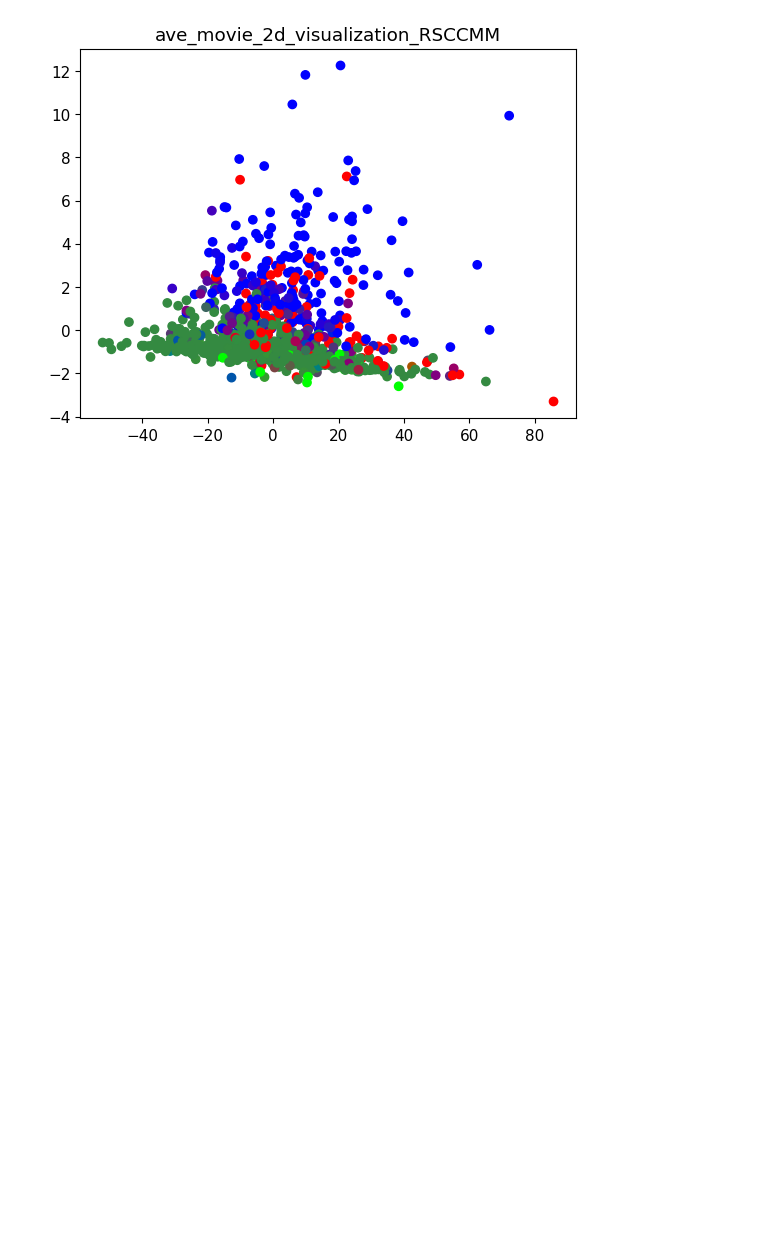
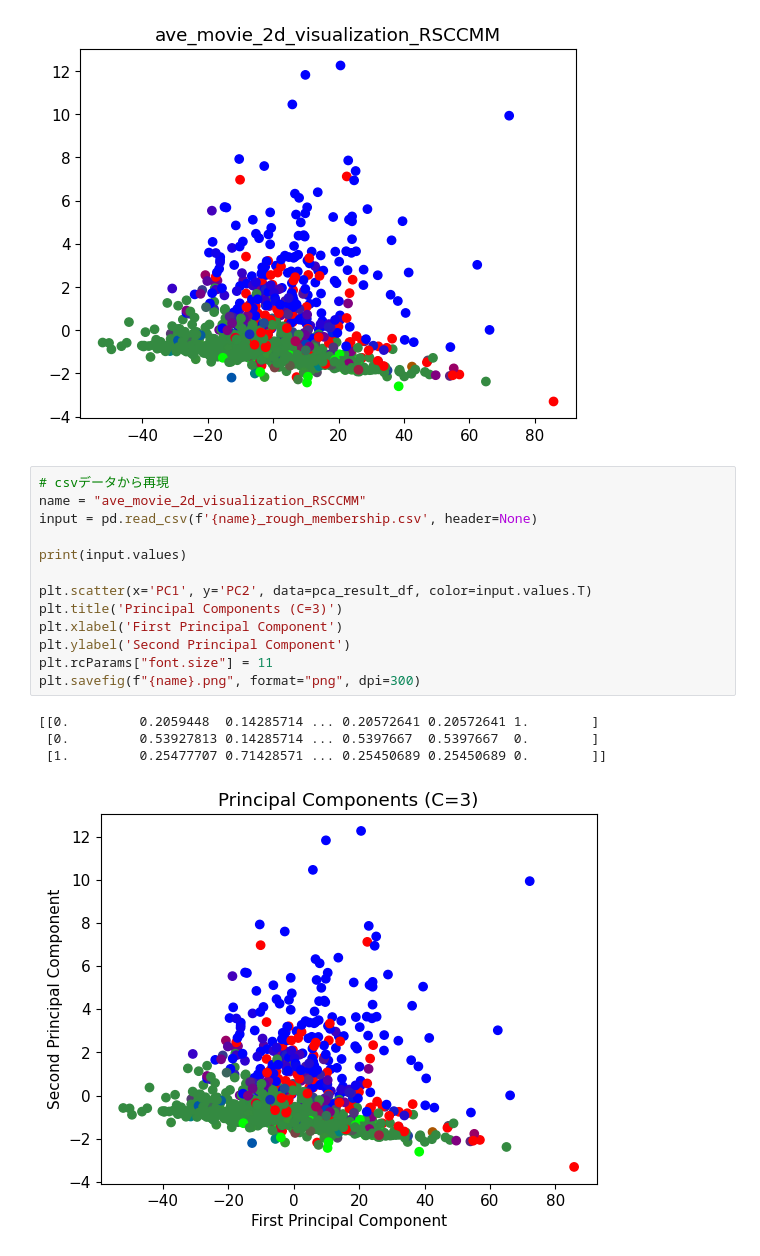
Before and after one commit to kimisuke0503/colab-research, a Jupyter notebook: movieLens_average/ave_mobie_2d_visualization.ipynb, the cells around one changed output. Drawn from its saved outputs; the diff is of its cells as text; blank space fills up the shorter version.

```diff
--- a/movieLens_average/ave_mobie_2d_visualization.ipynb
+++ b/movieLens_average/ave_mobie_2d_visualization.ipynb
@@ -306,3 +304,21 @@ with open(f'{name}_info.csv', 'wt', encoding='utf-8', newline='') as fout:
 auc_max:  0.7091151328700238
 delta_max:  -7.430000000000001
 [figure]
+# %%
+# csvデータから再現
+name = "ave_movie_2d_visualization_RSCCMM"
+input = pd.read_csv(f'{name}_rough_membership.csv', header=None)
+
+print(input.values)
+
+plt.scatter(x='PC1', y='PC2', data=pca_result_df, color=input.values.T)
+plt.title('Principal Components (C=3)')
+plt.xlabel('First Principal Component')
+plt.ylabel('Second Principal Component')
+plt.rcParams["font.size"] = 11
+plt.savefig(f"{name}.png", format="png", dpi=300)
+# %% [output]
+[[0.         0.2059448  0.14285714 ... 0.20572641 0.20572641 1.        ]
+ [0.         0.53927813 0.14285714 ... 0.5397667  0.5397667  0.        ]
+ [1.         0.25477707 0.71428571 ... 0.25450689 0.25450689 0.        ]]
+[figure, added]
```
Also changed, not shown: parts of 1 cell of this notebook.
